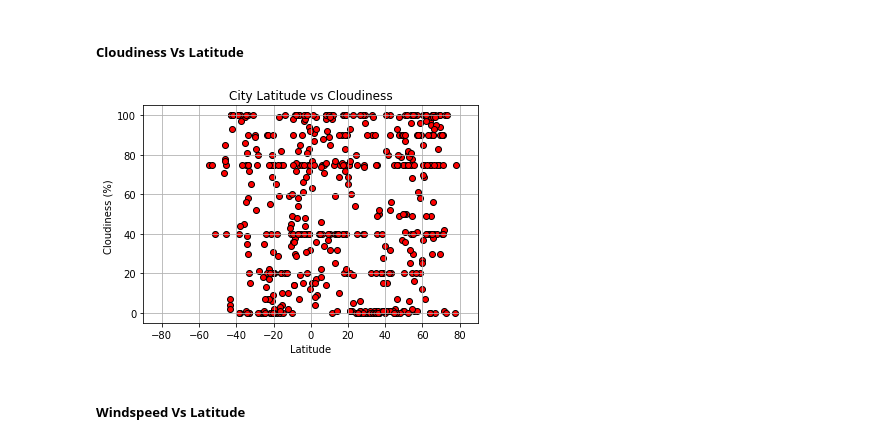
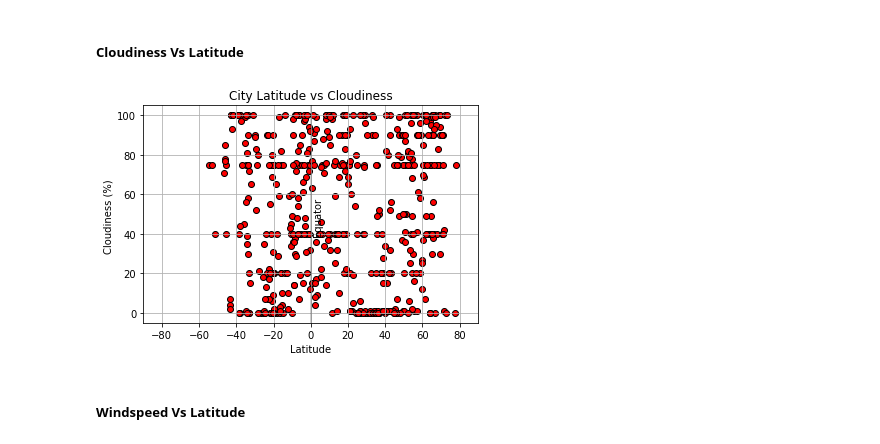
Before and after one commit to ShimsyV/python-api-challenge, a Jupyter notebook: WeatherPy/WeatherPy.ipynb, the cells around one changed output. Saved outputs shown, nothing was run; the diff lists cells and outputs as text; code cells hidden in the pictures.

Commit message:
Added the equator text and lines to the plots

```diff
--- a/WeatherPy/WeatherPy.ipynb
+++ b/WeatherPy/WeatherPy.ipynb
@@ -203,19 +203,21 @@ plt.show()
 # %%
 plt.scatter(weather_data["Latitude"], weather_data["Cloudiness"], facecolors="red", edgecolors="black", marker="o")
 
 # Add chart labels
 plt.title("City Latitude vs Cloudiness")
+plt.axvline(0, color = 'black', alpha = .25, label = 'Equator')
+plt.text(1,40,'Equator',rotation=90)
 plt.ylabel("Cloudiness (%) ")
 plt.xlabel("Latitude")
 plt.grid(True)
 plt.xlim(-90,90)
 
 plt.savefig("Output/City Latitude vs. Cloudiness.png")
 
 # Show plot
 plt.show()
 # %% [output]
-[figure, old version]
+[figure, new version]
 # %% [markdown]
 ##### Windspeed Vs Latitude
 # %%
```
Also changed, not shown: parts of 1 cell of this notebook, 4 other files.
